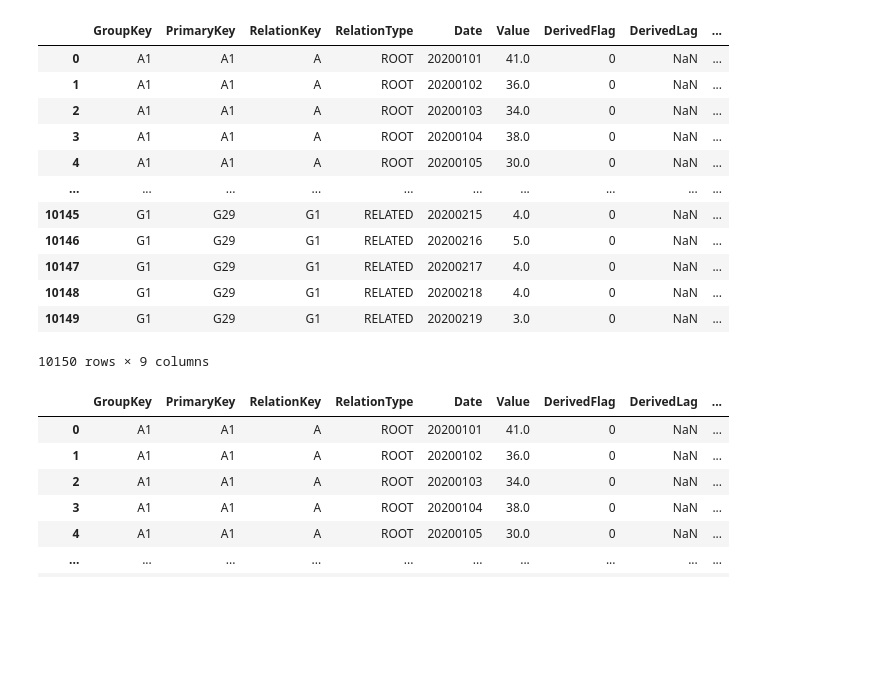
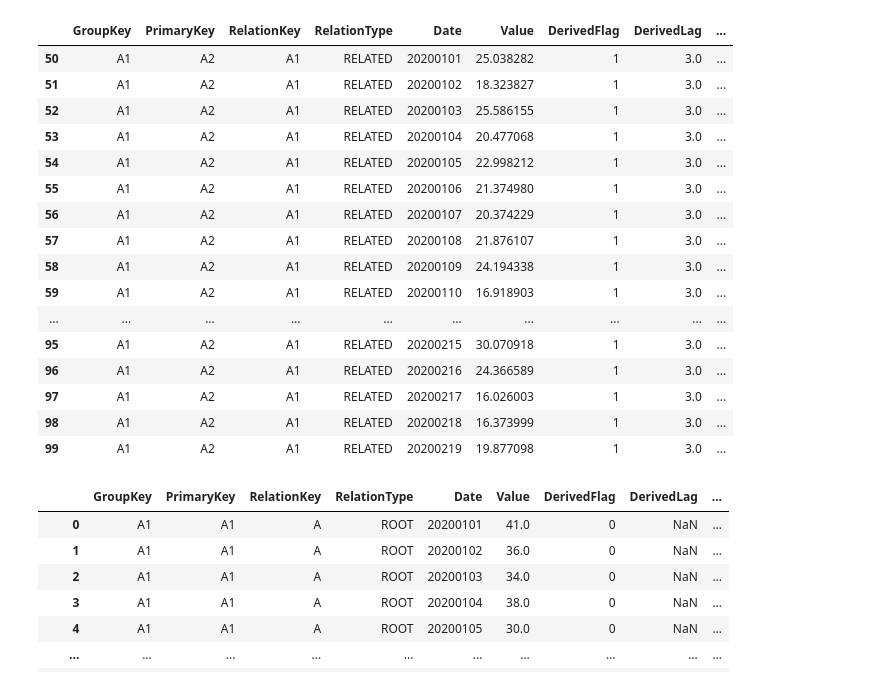
Before and after one commit to eugenio-santos/rootanalysis, a Jupyter notebook: grangerPOC.ipynb, the cells around one changed output. Cells and saved outputs as stored; diff of their text form; code cells hidden in the pictures; blank space fills up the shorter version.

```diff
--- a/grangerPOC.ipynb
+++ b/grangerPOC.ipynb
@@ -9,25 +9,29 @@ from statsmodels.tsa.stattools import adfuller
 # %%
 df = pd.read_csv('./dados/Mock_dataset/MockDataset_train.csv')
 #df = df['DerivedFlag'].fillna(0)
 df['DerivedFlag'] = df['DerivedFlag'].fillna(0)
 df['Date'] = df['Date'].str.replace('-', '')
 df = df.astype({'DerivedFlag': 'int32'})
 
-df
+df[df['PrimaryKey'] == 'A2']
 # %% [output]
 |  | GroupKey | PrimaryKey | RelationKey | RelationType | Date | Value | DerivedFlag | DerivedLag | ... |
-| 0 | A1 | A1 | A | ROOT | 20200101 | 41.0 | 0 | NaN | ... |
-| 1 | A1 | A1 | A | ROOT | 20200102 | 36.0 | 0 | NaN | ... |
-| 2 | A1 | A1 | A | ROOT | 20200103 | 34.0 | 0 | NaN | ... |
-| 3 | A1 | A1 | A | ROOT | 20200104 | 38.0 | 0 | NaN | ... |
-| 4 | A1 | A1 | A | ROOT | 20200105 | 30.0 | 0 | NaN | ... |
+| 50 | A1 | A2 | A1 | RELATED | 20200101 | 25.038282 | 1 | 3.0 | ... |
+| 51 | A1 | A2 | A1 | RELATED | 20200102 | 18.323827 | 1 | 3.0 | ... |
+| 52 | A1 | A2 | A1 | RELATED | 20200103 | 25.586155 | 1 | 3.0 | ... |
+| 53 | A1 | A2 | A1 | RELATED | 20200104 | 20.477068 | 1 | 3.0 | ... |
+| 54 | A1 | A2 | A1 | RELATED | 20200105 | 22.998212 | 1 | 3.0 | ... |
+| 55 | A1 | A2 | A1 | RELATED | 20200106 | 21.374980 | 1 | 3.0 | ... |
+| 56 | A1 | A2 | A1 | RELATED | 20200107 | 20.374229 | 1 | 3.0 | ... |
+| 57 | A1 | A2 | A1 | RELATED | 20200108 | 21.876107 | 1 | 3.0 | ... |
+| 58 | A1 | A2 | A1 | RELATED | 20200109 | 24.194338 | 1 | 3.0 | ... |
+| 59 | A1 | A2 | A1 | RELATED | 20200110 | 16.918903 | 1 | 3.0 | ... |
 | ... | ... | ... | ... | ... | ... | ... | ... | ... | ... |
-| 10145 | G1 | G29 | G1 | RELATED | 20200215 | 4.0 | 0 | NaN | ... |
-| 10146 | G1 | G29 | G1 | RELATED | 20200216 | 5.0 | 0 | NaN | ... |
-| 10147 | G1 | G29 | G1 | RELATED | 20200217 | 4.0 | 0 | NaN | ... |
-| 10148 | G1 | G29 | G1 | RELATED | 20200218 | 4.0 | 0 | NaN | ... |
-| 10149 | G1 | G29 | G1 | RELATED | 20200219 | 3.0 | 0 | NaN | ... |
+| 95 | A1 | A2 | A1 | RELATED | 20200215 | 30.070918 | 1 | 3.0 | ... |
+| 96 | A1 | A2 | A1 | RELATED | 20200216 | 24.366589 | 1 | 3.0 | ... |
+| 97 | A1 | A2 | A1 | RELATED | 20200217 | 16.026003 | 1 | 3.0 | ... |
+| 98 | A1 | A2 | A1 | RELATED | 20200218 | 16.373999 | 1 | 3.0 | ... |
+| 99 | A1 | A2 | A1 | RELATED | 20200219 | 19.877098 | 1 | 3.0 | ... |
-10150 rows × 9 columns
 # %%
 df
 # %% [output]
```
Also changed, not shown: 4 other files.
